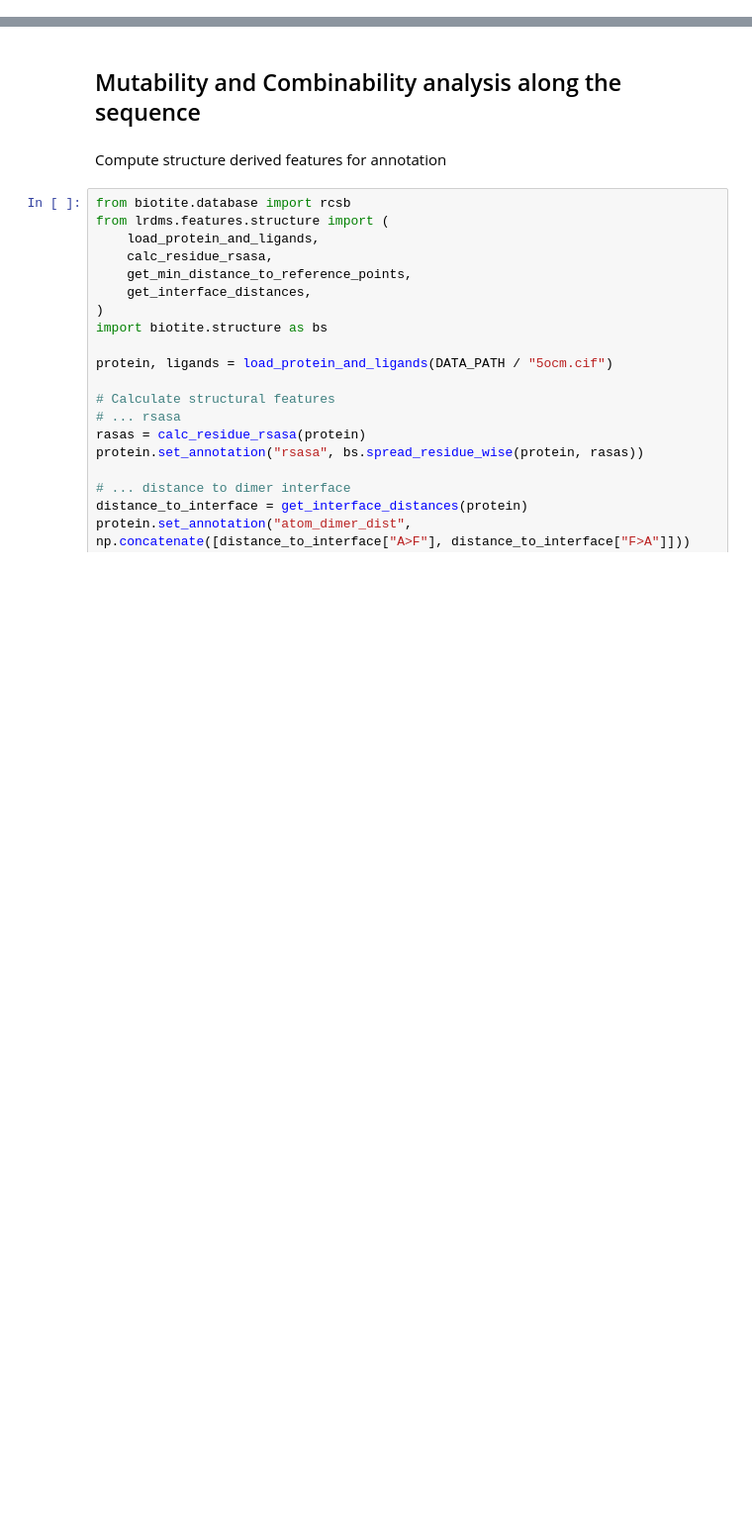
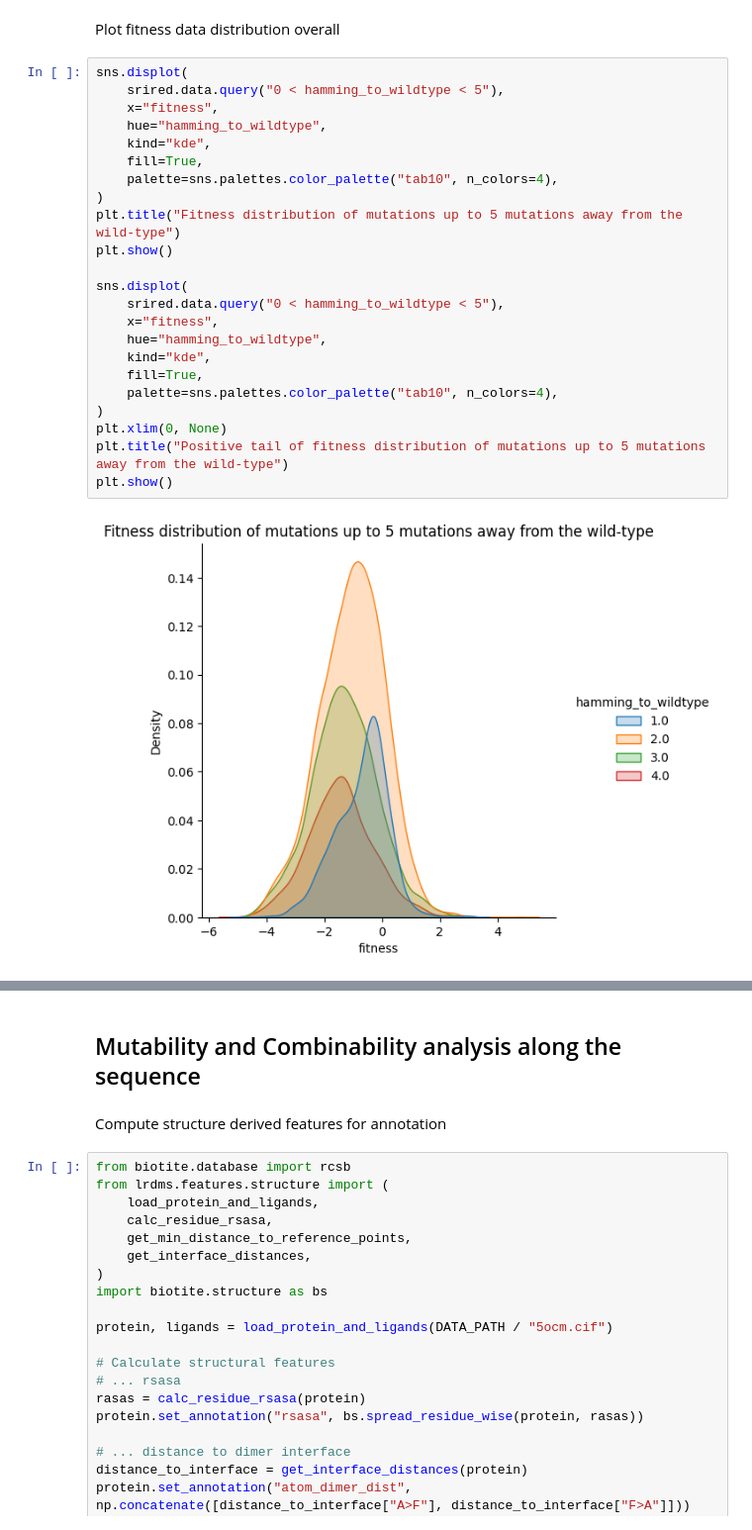
Before and after one commit to Hollfelder-Lab/lrDMS-IRED, a Jupyter notebook: notebooks/data_analysis.ipynb, the cells around one changed output, grey strips where cells are left out. Shown: that part at 99% size. Cells and saved outputs as stored; diff of their text form; blank space fills up the shorter version.

Commit message:
docs: add further data analysis plots

```diff
--- a/notebooks/data_analysis.ipynb
+++ b/notebooks/data_analysis.ipynb
@@ -28,0 +36,27 @@ srired = IRED(DATA_PATH / "srired_active_data.csv")
+# %% [markdown]
+Plot fitness data distribution overall
+# %%
+sns.displot(
+    srired.data.query("0 < hamming_to_wildtype < 5"),
+    x="fitness",
+    hue="hamming_to_wildtype",
+    kind="kde",
+    fill=True,
+    palette=sns.palettes.color_palette("tab10", n_colors=4),
+)
+plt.title("Fitness distribution of mutations up to 5 mutations away from the wild-type")
+plt.show()
+
+sns.displot(
+    srired.data.query("0 < hamming_to_wildtype < 5"),
+    x="fitness",
+    hue="hamming_to_wildtype",
+    kind="kde",
+    fill=True,
+    palette=sns.palettes.color_palette("tab10", n_colors=4),
+)
+plt.xlim(0, None)
+plt.title("Positive tail of fitness distribution of mutations up to 5 mutations away from the wild-type")
+plt.show()
+# %% [output]
+[figure, added]
```
Also changed, not shown: parts of 9 cells of this notebook.
